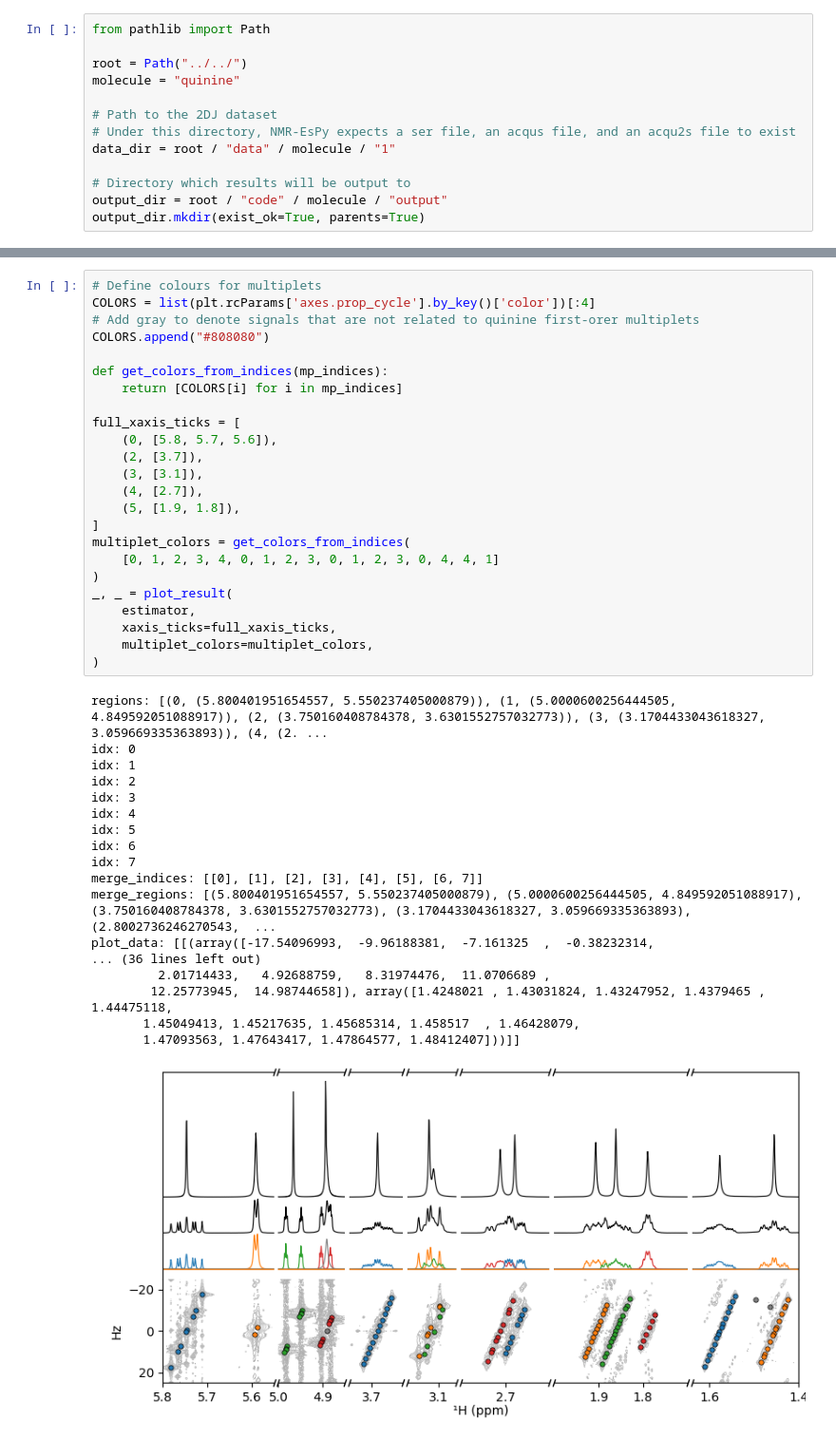
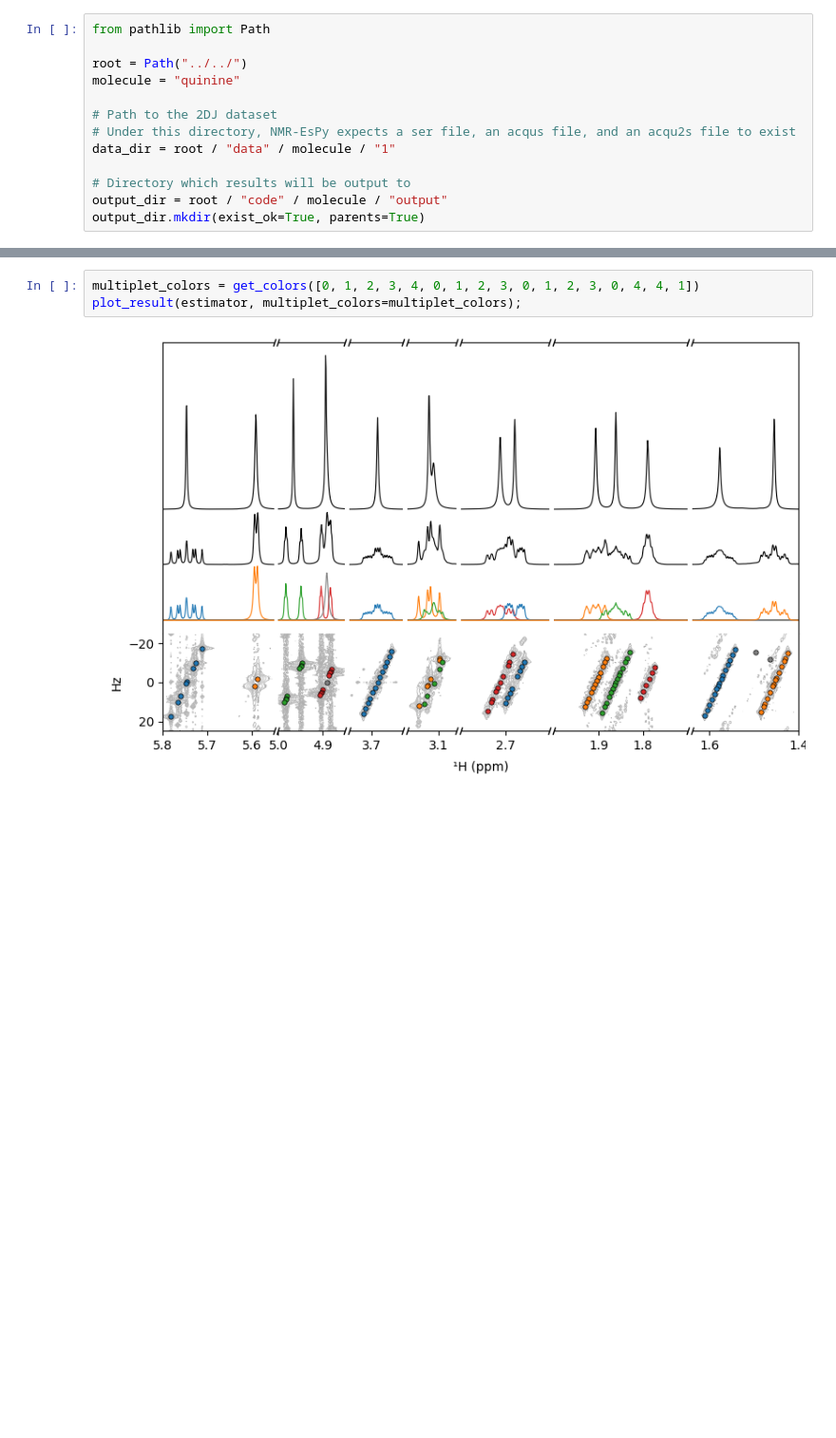
Before and after one commit to foroozandehgroup/cupid-data, a Jupyter notebook: code/quinine/quinine.ipynb, the cells around one changed output, grey strips where cells are left out. Shown: that part at 95% size. Cells and saved outputs as stored; diff of their text form; blank space fills up the shorter version.

Commit message:
Update quinine.

```diff
--- a/code/quinine/quinine.ipynb
+++ b/code/quinine/quinine.ipynb
@@ -156,45 +192,7 @@ def plot_result(
     return fig, axs
 # %%
-# Define colours for multiplets
-COLORS = list(plt.rcParams['axes.prop_cycle'].by_key()['color'])[:4]
-# Add gray to denote signals that are not related to quinine first-orer multiplets
-COLORS.append("#808080")
-
-def get_colors_from_indices(mp_indices):
-    return [COLORS[i] for i in mp_indices]
-
-full_xaxis_ticks = [
-    (0, [5.8, 5.7, 5.6]),
-    (2, [3.7]),
-    (3, [3.1]),
-    (4, [2.7]),
-    (5, [1.9, 1.8]),
-]
-multiplet_colors = get_colors_from_indices(
-    [0, 1, 2, 3, 4, 0, 1, 2, 3, 0, 1, 2, 3, 0, 4, 4, 1]
-)
-_, _ = plot_result(
-    estimator,
-    xaxis_ticks=full_xaxis_ticks,
-    multiplet_colors=multiplet_colors,
-)
+multiplet_colors = get_colors([0, 1, 2, 3, 4, 0, 1, 2, 3, 0, 1, 2, 3, 0, 4, 4, 1])
+plot_result(estimator, multiplet_colors=multiplet_colors);
 # %% [output]
-regions: [(0, (5.800401951654557, 5.550237405000879)), (1, (5.0000600256444505, 4.849592051088917)), (2, (3.750160408784378, 3.6301552757032773)), (3, (3.1704433043618327, 3.059669335363893)), (4, (2. ...
-idx: 0
-idx: 1
-idx: 2
-idx: 3
-idx: 4
-idx: 5
-idx: 6
-idx: 7
-merge_indices: [[0], [1], [2], [3], [4], [5], [6, 7]]
-merge_regions: [(5.800401951654557, 5.550237405000879), (5.0000600256444505, 4.849592051088917), (3.750160408784378, 3.6301552757032773), (3.1704433043618327, 3.059669335363893), (2.8002736246270543,  ...
-plot_data: [[(array([-17.54096993,  -9.96188381,  -7.161325  ,  -0.38232314,
-... (36 lines left out)
-         2.01714433,   4.92688759,   8.31974476,  11.0706689 ,
-        12.25773945,  14.98744658]), array([1.4248021 , 1.43031824, 1.43247952, 1.4379465 , 1.44475118,
-       1.45049413, 1.45217635, 1.45685314, 1.458517  , 1.46428079,
-       1.47093563, 1.47643417, 1.47864577, 1.48412407]))]]
-[figure, old version]
+[figure, new version]
 # %% [markdown]
```
Also changed, not shown: parts of 18 cells of this notebook, 3 other files.
